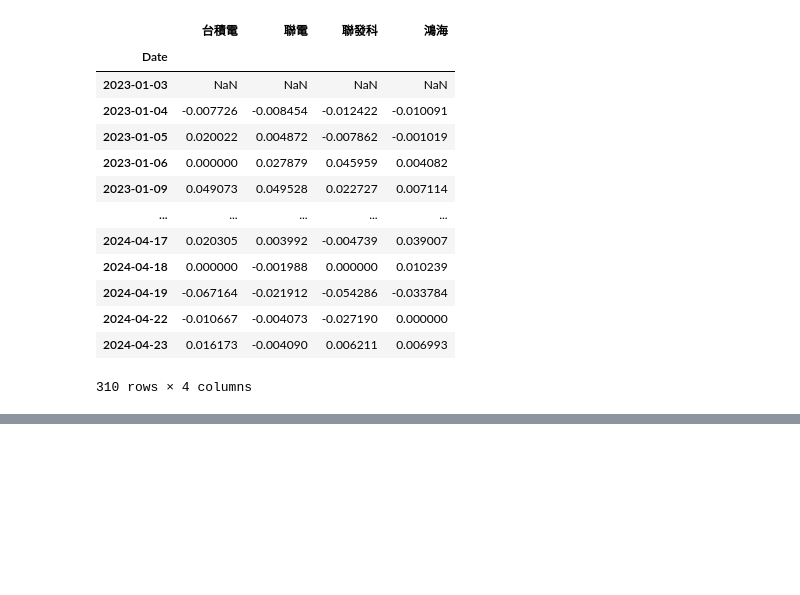
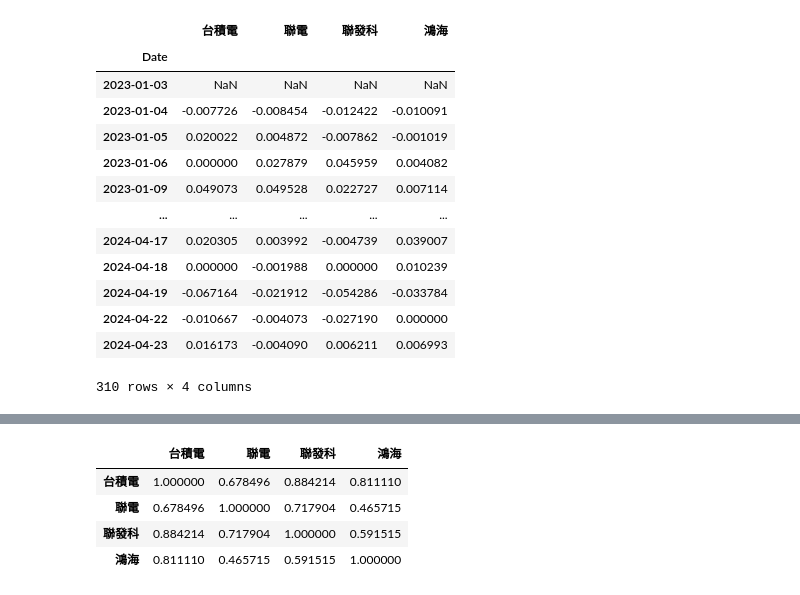
Before and after one commit to HUI-FEN/20230224, a Jupyter notebook: lesson18/lesson18_5.ipynb, the cells around one changed output, grey strips where cells are left out. Saved outputs shown, nothing was run; the diff lists cells and outputs as text; code cells hidden in the pictures; blank space fills up the shorter version.

```diff
--- a/lesson18/lesson18_5.ipynb
+++ b/lesson18/lesson18_5.ipynb
@@ -158,0 +230,9 @@ df2.pct_change()
+# %%
+#看相關性
+df2.corr()
+# %% [output]
+|  | 台積電 | 聯電 | 聯發科 | 鴻海 |
+| 台積電 | 1.000000 | 0.678496 | 0.884214 | 0.811110 |
+| 聯電 | 0.678496 | 1.000000 | 0.717904 | 0.465715 |
+| 聯發科 | 0.884214 | 0.717904 | 1.000000 | 0.591515 |
+| 鴻海 | 0.811110 | 0.465715 | 0.591515 | 1.000000 |
```
Also changed, not shown: parts of 4 cells of this notebook.
